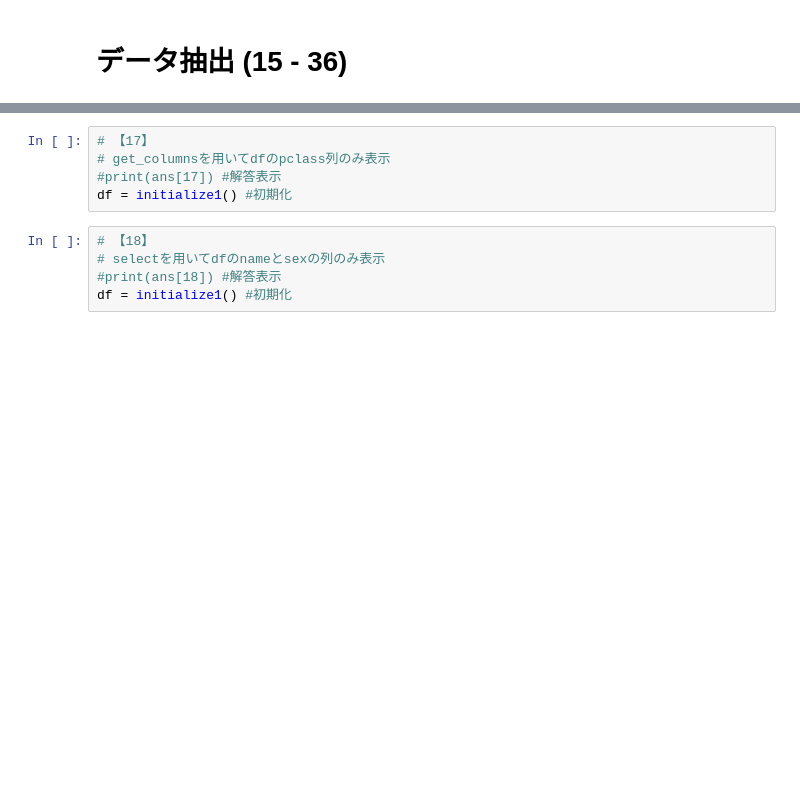
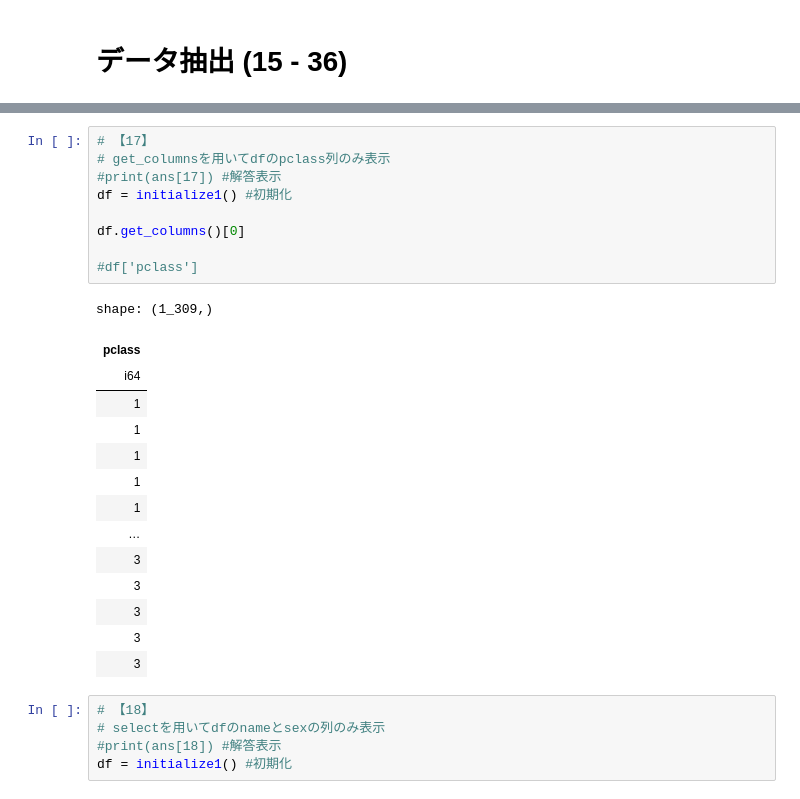
Before and after one commit to HiroshiATakano/Polars_100_knocks, a Jupyter notebook: 03_Polars_100_Knocks_for_colab.ipynb, the cells around one changed output, grey strips where cells are left out. Cells and saved outputs as stored; diff of their text form; blank space fills up the shorter version.

```diff
--- a/03_Polars_100_Knocks_for_colab.ipynb
+++ b/03_Polars_100_Knocks_for_colab.ipynb
@@ -351,8 +385,27 @@ df = initialize1() #初期化
 # %%
 # 【17】
 # get_columnsを用いてdfのpclass列のみ表示
 #print(ans[17]) #解答表示
 df = initialize1() #初期化
+
+df.get_columns()[0]
+
+#df['pclass']
+# %% [output]
+shape: (1_309,)
+| pclass |
+| i64 |
+| 1 |
+| 1 |
+| 1 |
+| 1 |
+| 1 |
+| … |
+| 3 |
+| 3 |
+| 3 |
+| 3 |
+| 3 |
 # %%
 # 【18】
 # selectを用いてdfのnameとsexの列のみ表示
```
Also changed, not shown: parts of 3 cells of this notebook.
